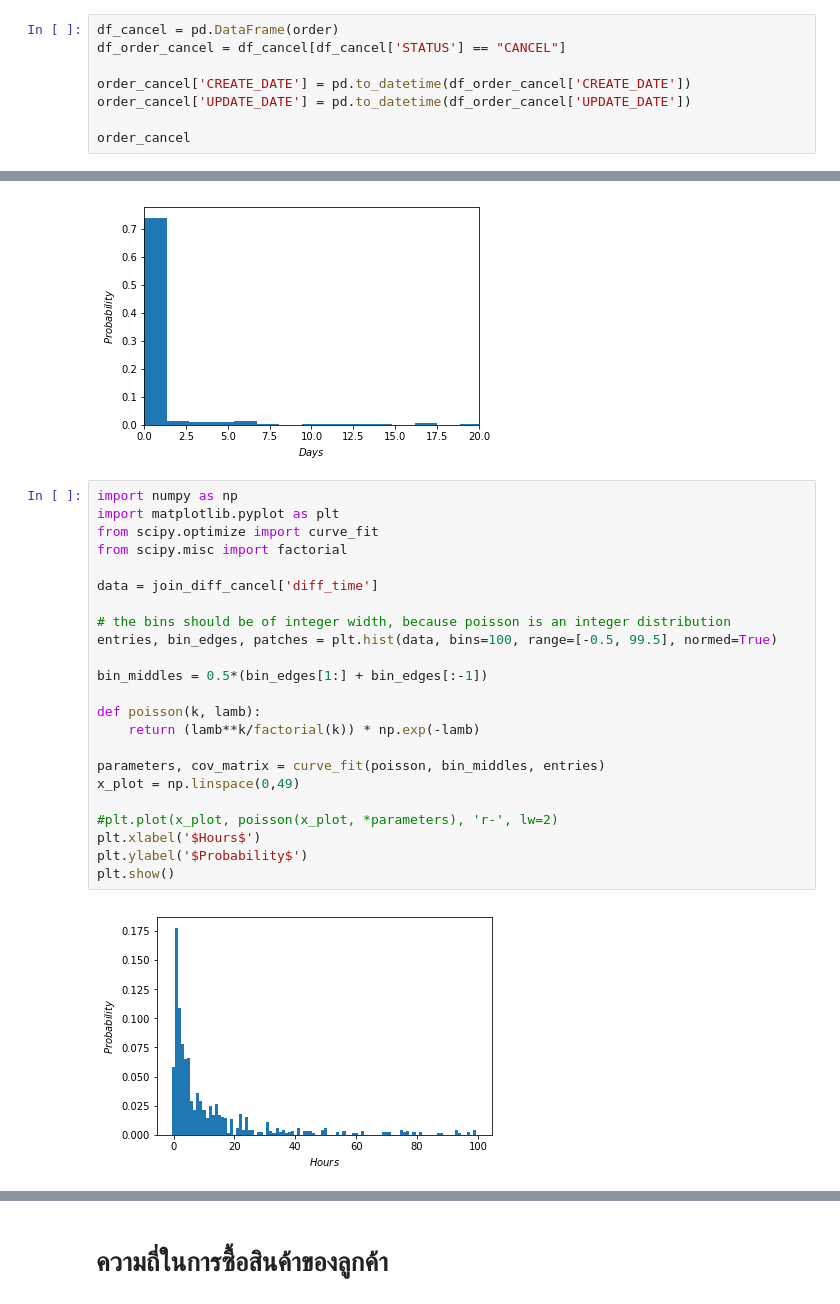
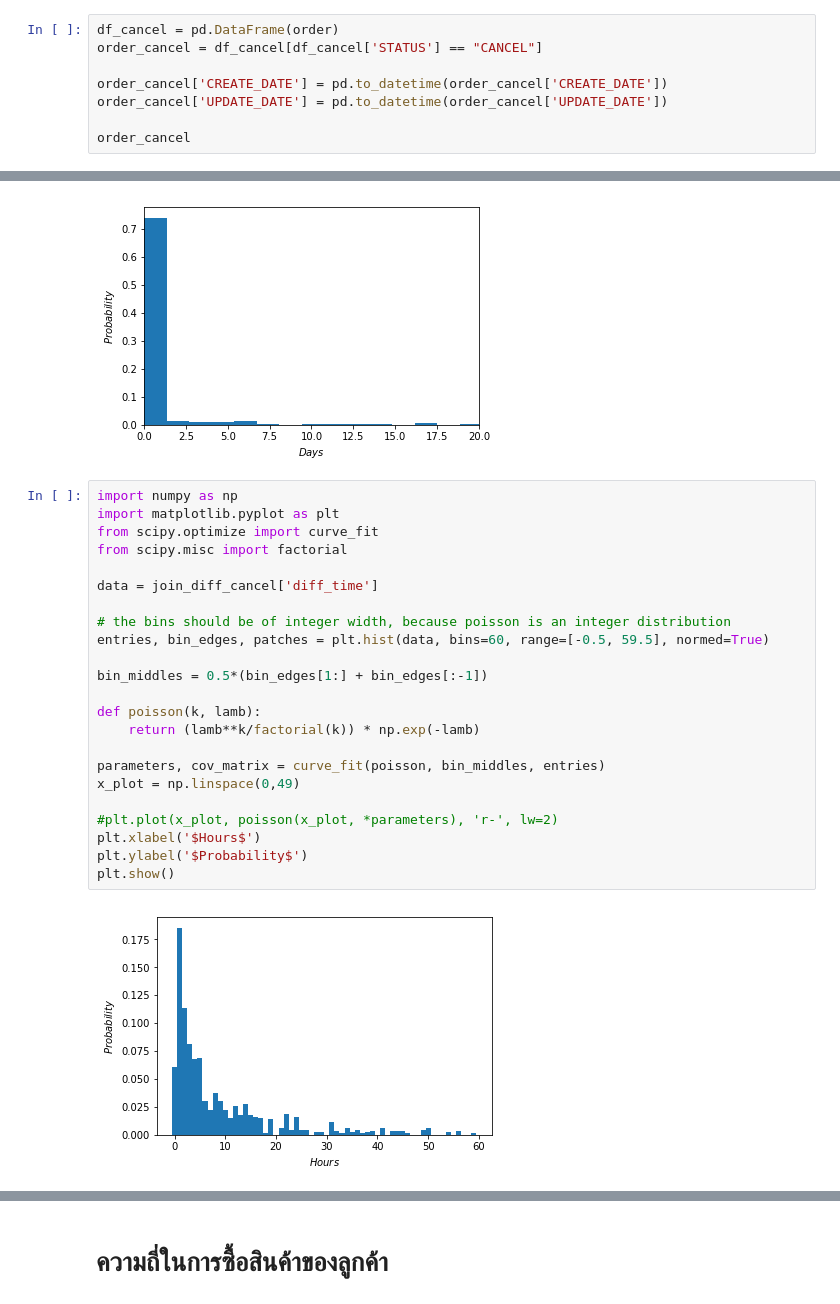
Before and after one commit to Kanbc/recommender-systems, a Jupyter notebook: explore/Order.ipynb, the cells around one changed output, grey strips where cells are left out. Drawn from its saved outputs; the diff is of its cells as text.

```diff
--- a/explore/Order.ipynb
+++ b/explore/Order.ipynb
@@ -618,10 +618,10 @@ plt.show()
 [figure]
 # %%
 df_cancel = pd.DataFrame(order)
-df_order_cancel = df_cancel[df_cancel['STATUS'] == "CANCEL"]
+order_cancel = df_cancel[df_cancel['STATUS'] == "CANCEL"]
 
-order_cancel['CREATE_DATE'] = pd.to_datetime(df_order_cancel['CREATE_DATE'])
-order_cancel['UPDATE_DATE'] = pd.to_datetime(df_order_cancel['UPDATE_DATE'])
+order_cancel['CREATE_DATE'] = pd.to_datetime(order_cancel['CREATE_DATE'])
+order_cancel['UPDATE_DATE'] = pd.to_datetime(order_cancel['UPDATE_DATE'])
 
 order_cancel
 # %% [output]
@@ -778,25 +788,25 @@ plt.show()
 # %%
 import numpy as np
 import matplotlib.pyplot as plt
 from scipy.optimize import curve_fit
 from scipy.misc import factorial
 
 data = join_diff_cancel['diff_time']
 
 # the bins should be of integer width, because poisson is an integer distribution
-entries, bin_edges, patches = plt.hist(data, bins=100, range=[-0.5, 99.5], normed=True)
+entries, bin_edges, patches = plt.hist(data, bins=60, range=[-0.5, 59.5], normed=True)
 
 bin_middles = 0.5*(bin_edges[1:] + bin_edges[:-1])
 
 def poisson(k, lamb):
     return (lamb**k/factorial(k)) * np.exp(-lamb)
 
 parameters, cov_matrix = curve_fit(poisson, bin_middles, entries)
 x_plot = np.linspace(0,49)
 
 #plt.plot(x_plot, poisson(x_plot, *parameters), 'r-', lw=2)
 plt.xlabel('$Hours$')
 plt.ylabel('$Probability$')
 plt.show()
 # %% [output]
-[figure, old version]
+[figure, new version]
```
Also changed, not shown: parts of 16 cells of this notebook.
